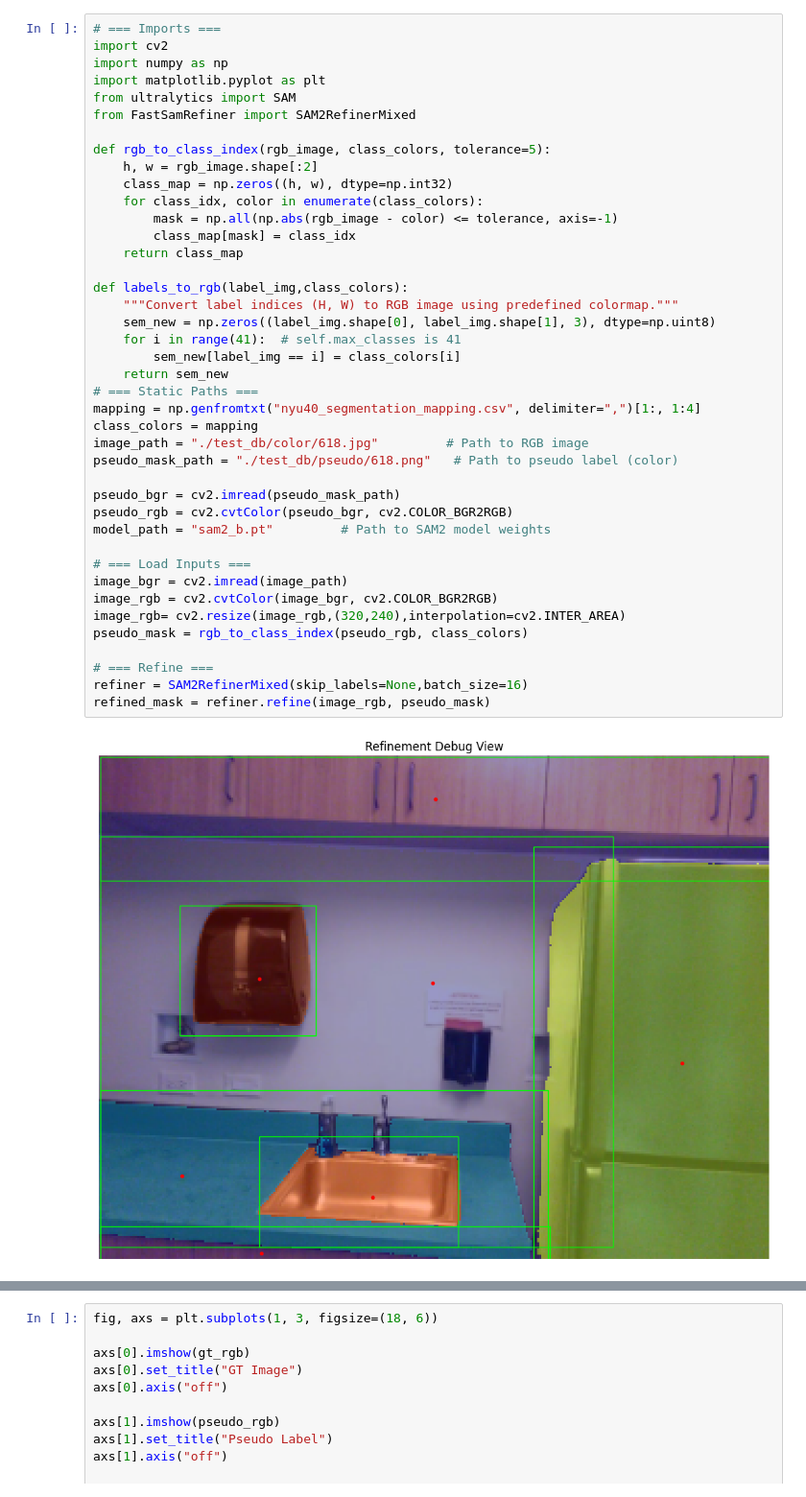
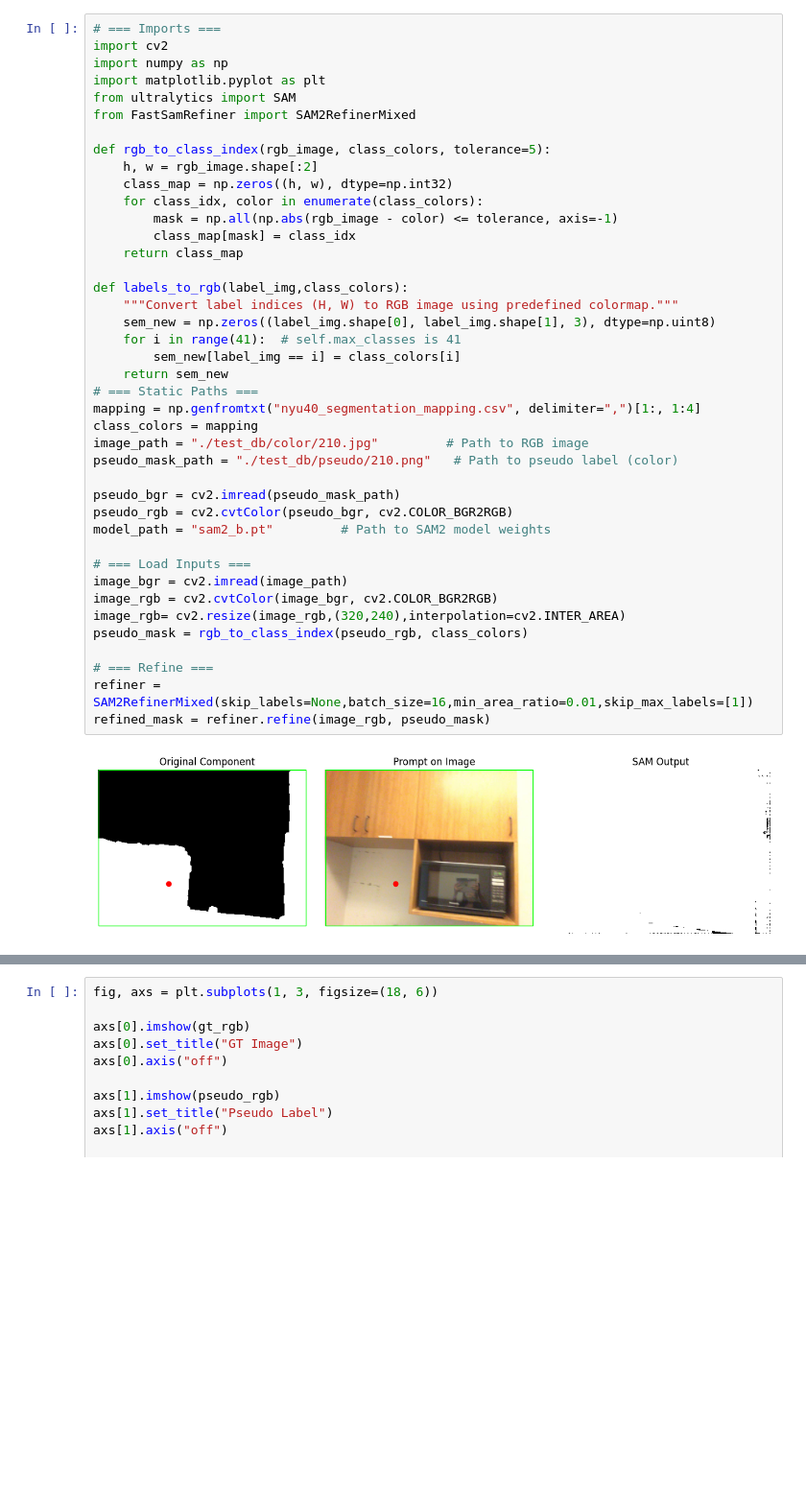
Before and after one commit to aislabunimi/domain.adaptation.3D, a Jupyter notebook: SamRefinement/main.ipynb, the cells around one changed output, grey strips where cells are left out. Shown at 96% size. Drawn from its saved outputs; the diff is of its cells as text; blank space fills up the shorter version.

```diff
--- a/SamRefinement/main.ipynb
+++ b/SamRefinement/main.ipynb
@@ -10,34 +10,34 @@ def rgb_to_class_index(rgb_image, class_colors, tolerance=5):
     h, w = rgb_image.shape[:2]
     class_map = np.zeros((h, w), dtype=np.int32)
     for class_idx, color in enumerate(class_colors):
         mask = np.all(np.abs(rgb_image - color) <= tolerance, axis=-1)
         class_map[mask] = class_idx
     return class_map
 
 def labels_to_rgb(label_img,class_colors):
     """Convert label indices (H, W) to RGB image using predefined colormap."""
     sem_new = np.zeros((label_img.shape[0], label_img.shape[1], 3), dtype=np.uint8)
     for i in range(41):  # self.max_classes is 41
         sem_new[label_img == i] = class_colors[i]
     return sem_new
 # === Static Paths ===
 mapping = np.genfromtxt("nyu40_segmentation_mapping.csv", delimiter=",")[1:, 1:4]
 class_colors = mapping
-image_path = "./test_db/color/618.jpg"         # Path to RGB image
-pseudo_mask_path = "./test_db/pseudo/618.png"   # Path to pseudo label (color)
+image_path = "./test_db/color/210.jpg"         # Path to RGB image
+pseudo_mask_path = "./test_db/pseudo/210.png"   # Path to pseudo label (color)
 
 pseudo_bgr = cv2.imread(pseudo_mask_path)
 pseudo_rgb = cv2.cvtColor(pseudo_bgr, cv2.COLOR_BGR2RGB)
 model_path = "sam2_b.pt"         # Path to SAM2 model weights
 
 # === Load Inputs ===
 image_bgr = cv2.imread(image_path)
 image_rgb = cv2.cvtColor(image_bgr, cv2.COLOR_BGR2RGB)
 image_rgb= cv2.resize(image_rgb,(320,240),interpolation=cv2.INTER_AREA)
 pseudo_mask = rgb_to_class_index(pseudo_rgb, class_colors)
 
 # === Refine ===
-refiner = SAM2RefinerMixed(skip_labels=None,batch_size=16)
+refiner = SAM2RefinerMixed(skip_labels=None,batch_size=16,min_area_ratio=0.01,skip_max_labels=[1])
 refined_mask = refiner.refine(image_rgb, pseudo_mask)
 # %% [output]
-[figure, old version]
+[figure, new version]
```
Also changed, not shown: parts of 4 cells of this notebook, 2 other files.
